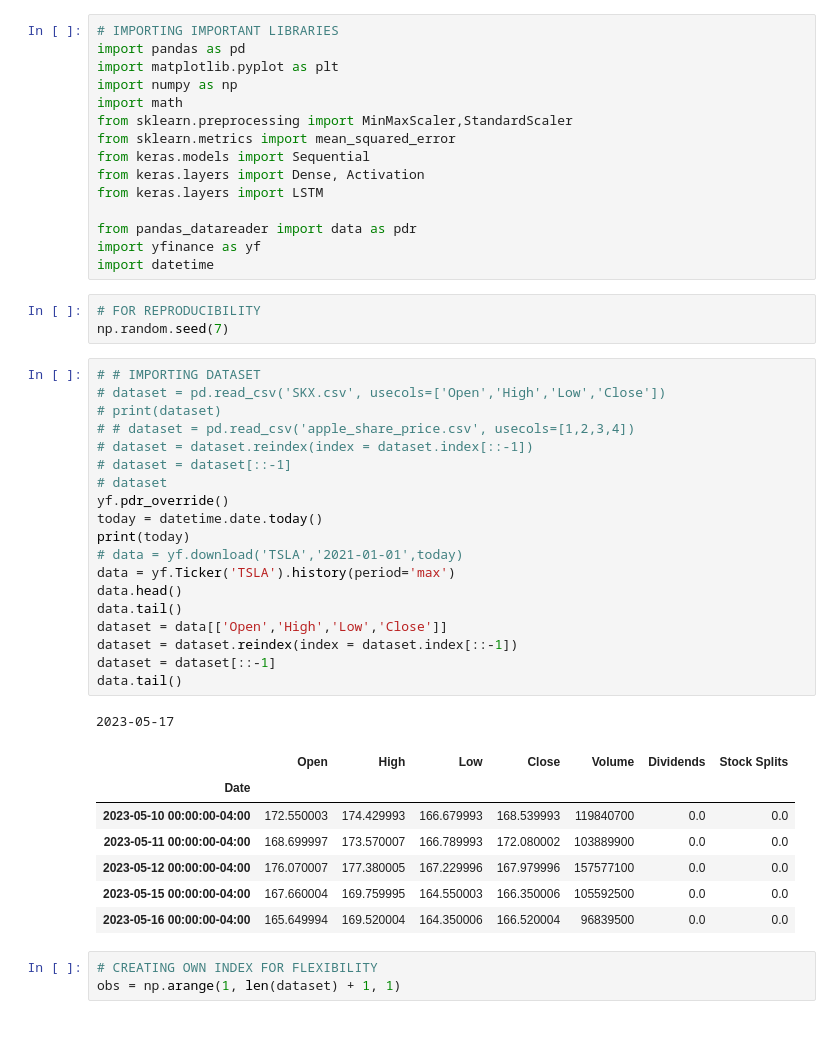
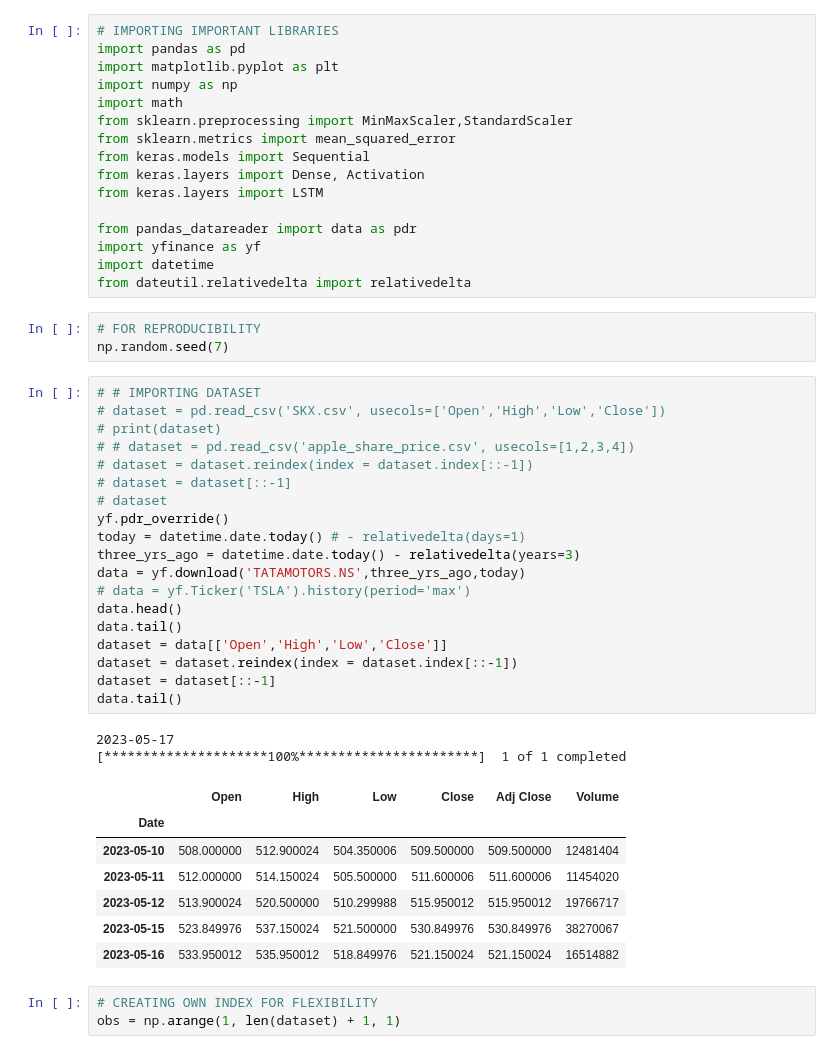
Before and after one commit to RohanG610/Machine-Learning-with-Python, a Jupyter notebook: Stock_Prediction_Using_LSTM.ipynb, the cells around one changed output. Cells and saved outputs as stored; diff of their text form.

```diff
--- a/Stock_Prediction_Using_LSTM.ipynb
+++ b/Stock_Prediction_Using_LSTM.ipynb
@@ -15,37 +15,39 @@ from keras.layers import LSTM
 from pandas_datareader import data as pdr
 import yfinance as yf
 import datetime
+from dateutil.relativedelta import relativedelta
 # %%
 # FOR REPRODUCIBILITY
 np.random.seed(7)
 # %%
 # # IMPORTING DATASET
 # dataset = pd.read_csv('SKX.csv', usecols=['Open','High','Low','Close'])
 # print(dataset)
 # # dataset = pd.read_csv('apple_share_price.csv', usecols=[1,2,3,4])
 # dataset = dataset.reindex(index = dataset.index[::-1])
 # dataset = dataset[::-1]
 # dataset
 yf.pdr_override()
-today = datetime.date.today()
-print(today)
-# data = yf.download('TSLA','2021-01-01',today)
-data = yf.Ticker('TSLA').history(period='max')
+today = datetime.date.today() # - relativedelta(days=1)
+three_yrs_ago = datetime.date.today() - relativedelta(years=3)
+data = yf.download('TATAMOTORS.NS',three_yrs_ago,today)
+# data = yf.Ticker('TSLA').history(period='max')
 data.head()
 data.tail()
 dataset = data[['Open','High','Low','Close']]
 dataset = dataset.reindex(index = dataset.index[::-1])
 dataset = dataset[::-1]
 data.tail()
 # %% [output]
 2023-05-17
+[*********************100%***********************]  1 of 1 completed
-|  | Open | High | Low | Close | Volume | Dividends | Stock Splits |
-| Date |  |  |  |  |  |  |  |
-| 2023-05-10 00:00:00-04:00 | 172.550003 | 174.429993 | 166.679993 | 168.539993 | 119840700 | 0.0 | 0.0 |
-| 2023-05-11 00:00:00-04:00 | 168.699997 | 173.570007 | 166.789993 | 172.080002 | 103889900 | 0.0 | 0.0 |
-| 2023-05-12 00:00:00-04:00 | 176.070007 | 177.380005 | 167.229996 | 167.979996 | 157577100 | 0.0 | 0.0 |
-| 2023-05-15 00:00:00-04:00 | 167.660004 | 169.759995 | 164.550003 | 166.350006 | 105592500 | 0.0 | 0.0 |
-| 2023-05-16 00:00:00-04:00 | 165.649994 | 169.520004 | 164.350006 | 166.520004 | 96839500 | 0.0 | 0.0 |
+|  | Open | High | Low | Close | Adj Close | Volume |
+| Date |  |  |  |  |  |  |
+| 2023-05-10 | 508.000000 | 512.900024 | 504.350006 | 509.500000 | 509.500000 | 12481404 |
+| 2023-05-11 | 512.000000 | 514.150024 | 505.500000 | 511.600006 | 511.600006 | 11454020 |
+| 2023-05-12 | 513.900024 | 520.500000 | 510.299988 | 515.950012 | 515.950012 | 19766717 |
+| 2023-05-15 | 523.849976 | 537.150024 | 521.500000 | 530.849976 | 530.849976 | 38270067 |
+| 2023-05-16 | 533.950012 | 535.950012 | 518.849976 | 521.150024 | 521.150024 | 16514882 |
 # %%
 # CREATING OWN INDEX FOR FLEXIBILITY
 obs = np.arange(1, len(dataset) + 1, 1)
```
Also changed, not shown: parts of 15 cells of this notebook.
